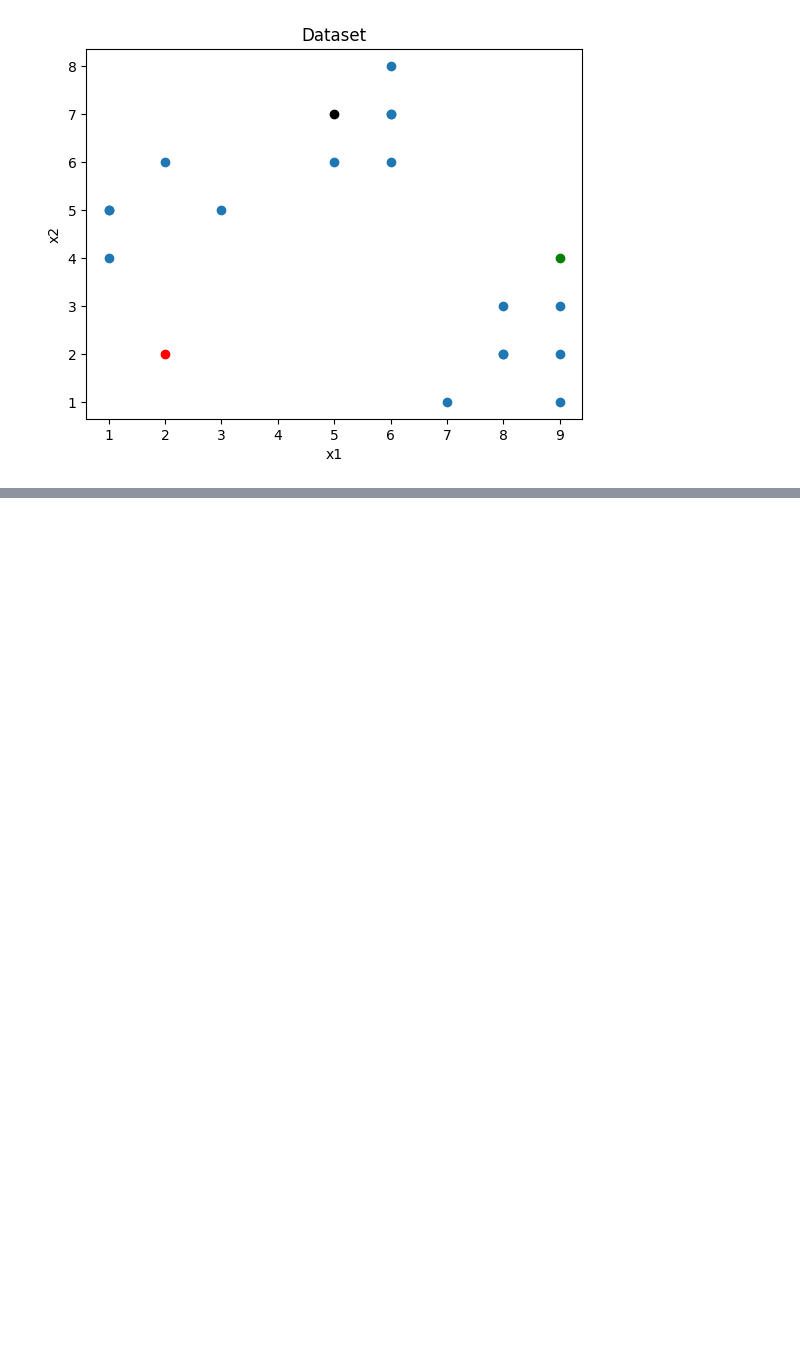
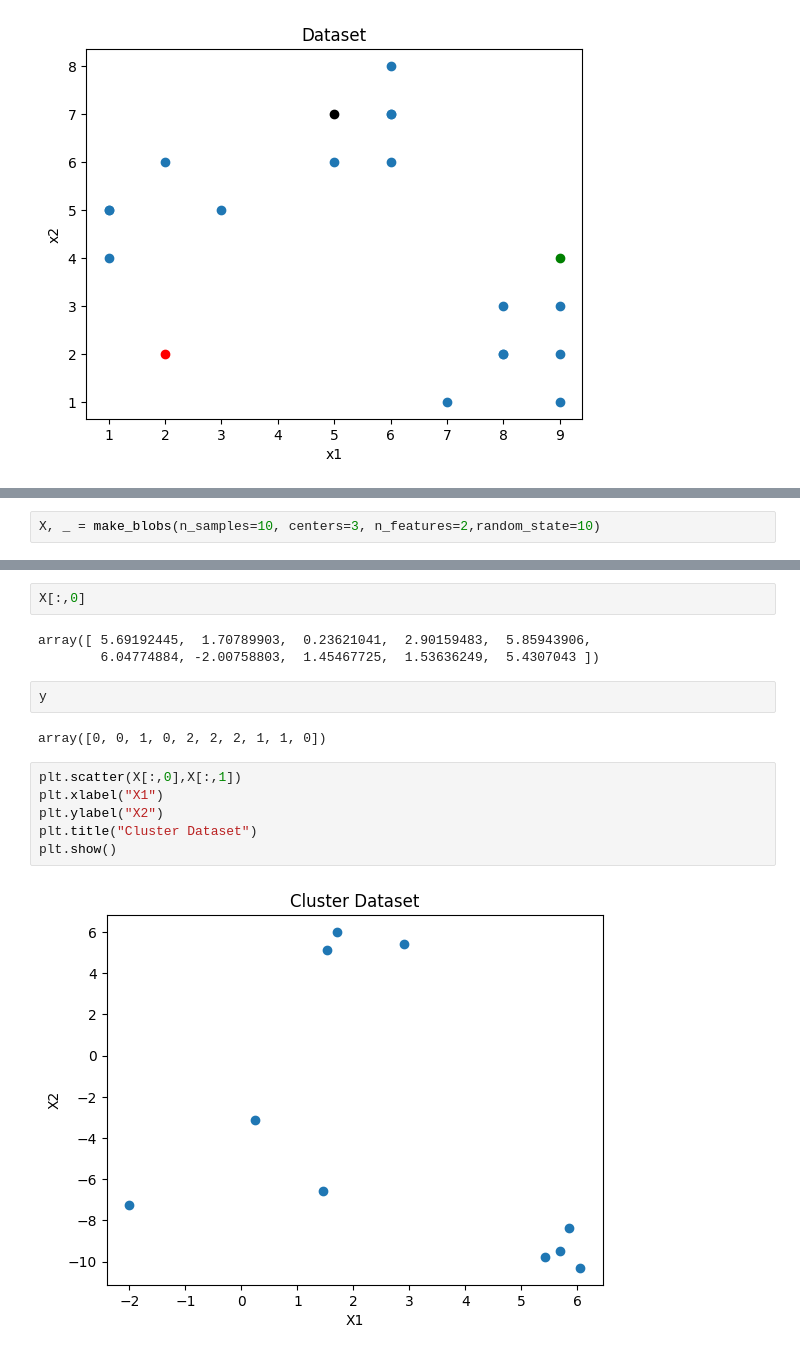
Before and after one commit to satputeamol/Machine-learning, a Jupyter notebook: Clustering.ipynb, the cells around one changed output, grey strips where cells are left out. Saved outputs shown, nothing was run; the diff lists cells and outputs as text; blank space fills up the shorter version.

```diff
--- a/Clustering.ipynb
+++ b/Clustering.ipynb
@@ -143,0 +153,2 @@ plt.show()
+# %%
+X, _ = make_blobs(n_samples=10, centers=3, n_features=2,random_state=10)
@@ -143,0 +168,17 @@ plt.show()
+# %%
+X[:,0]
+# %% [output]
+array([ 5.69192445,  1.70789903,  0.23621041,  2.90159483,  5.85943906,
+        6.04774884, -2.00758803,  1.45467725,  1.53636249,  5.4307043 ])
+# %%
+y
+# %% [output]
+array([0, 0, 1, 0, 2, 2, 2, 1, 1, 0])
+# %%
+plt.scatter(X[:,0],X[:,1])
+plt.xlabel("X1")
+plt.ylabel("X2")
+plt.title("Cluster Dataset")
+plt.show()
+# %% [output]
+[figure, added]
```
Also changed, not shown: parts of 21 cells of this notebook.
